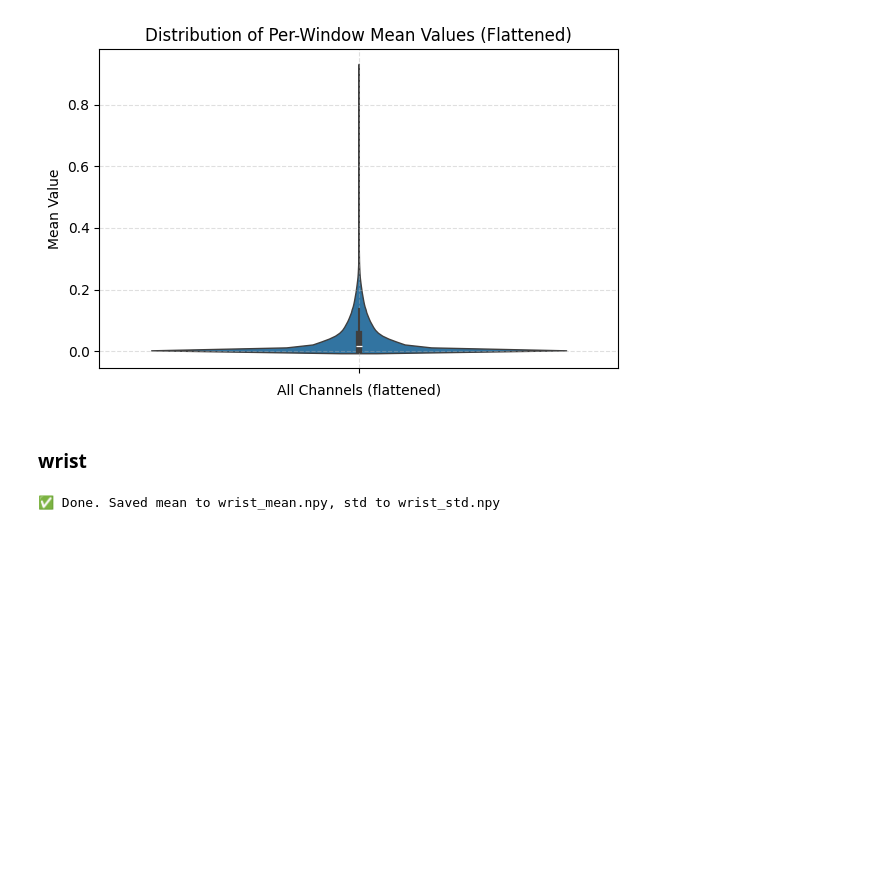
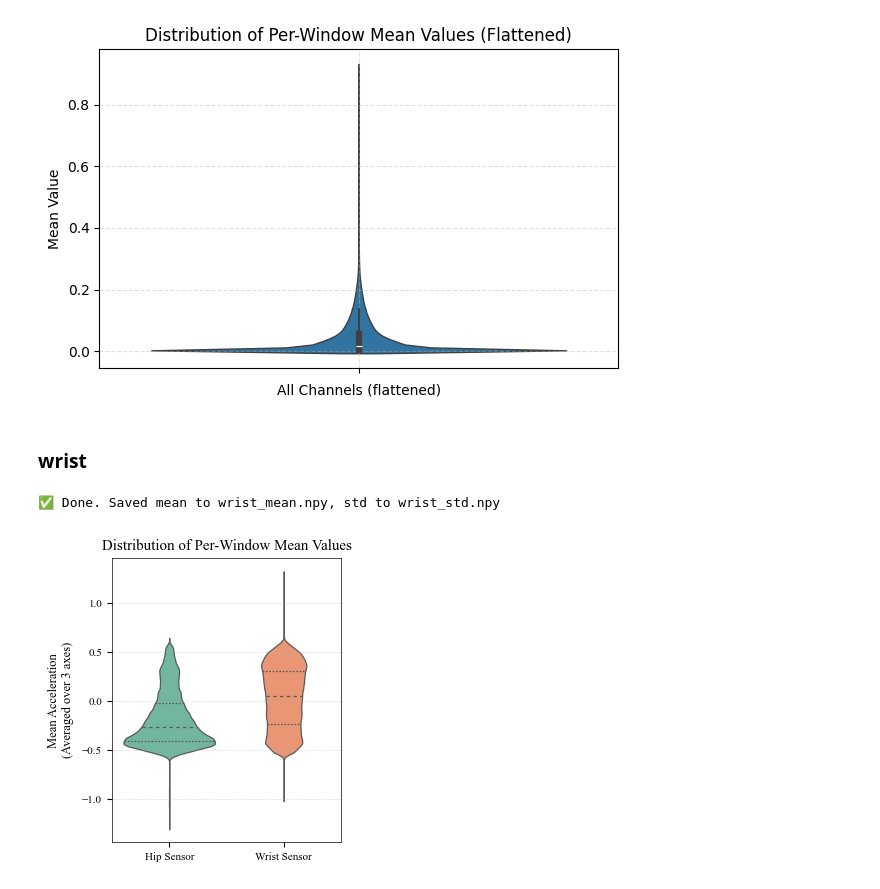
Before and after one commit to yuc0805/DeepPostures_MAE, a Jupyter notebook: MoCA/result_vis.ipynb, the cells around one changed output. Cells and saved outputs as stored; diff of their text form; code cells hidden in the pictures; blank space fills up the shorter version.

```diff
--- a/MoCA/result_vis.ipynb
+++ b/MoCA/result_vis.ipynb
@@ -402,37 +402,42 @@ wrist_flat = wrist_mean.flatten()
 # Combine into dataframe-like format
 data = [hip_flat, wrist_flat]
 labels = ['Hip Sensor', 'Wrist Sensor']
 
 # Set style for medical journal
 plt.rcParams.update({
     "font.family": "serif",
     "font.serif": ["Times New Roman", "STIX Two Text", "Times"],
     "font.size": 9,
     "axes.labelsize": 9,
     "legend.fontsize": 8,
     "xtick.labelsize": 8,
     "ytick.labelsize": 8,
     "axes.linewidth": 0.5,
     "lines.linewidth": 1.0,
     "legend.frameon": False
 })
 
 # Create figure
-plt.figure(figsize=(3.2, 3.5))  # roughly 8.1 cm × 8.9 cm for Nature style
+plt.figure(figsize=(3.2, 3.5))  # ~8.1 cm × 8.9 cm
 
-# Violin plot
-sns.violinplot(data=data, linewidth=0.9, palette='gray', inner='quartile')
+# Colorful violin plot
+sns.violinplot(data=data, linewidth=0.9, palette='Set2', inner='quartile')
 
 # Labels and layout
 plt.xticks([0, 1], labels)
 plt.ylabel('Mean Acceleration\n(Averaged over 3 axes)', labelpad=6)
 plt.xlabel('')
 plt.title('Distribution of Per-Window Mean Values', pad=6)
 plt.grid(axis='y', linestyle='--', linewidth=0.4, alpha=0.5)
 
-# Final layout
+# Save as high-resolution PDF
 plt.tight_layout()
+plt.savefig("mean_distribution_violin.pdf", format='pdf', dpi=600, bbox_inches='tight')
+
+# Show the plot
 plt.show()
+# %% [output]
+[figure, added]
 # %%
 import numpy as np
 import matplotlib.pyplot as plt
```
Also changed, not shown: parts of 3 cells of this notebook, 3 other files.
